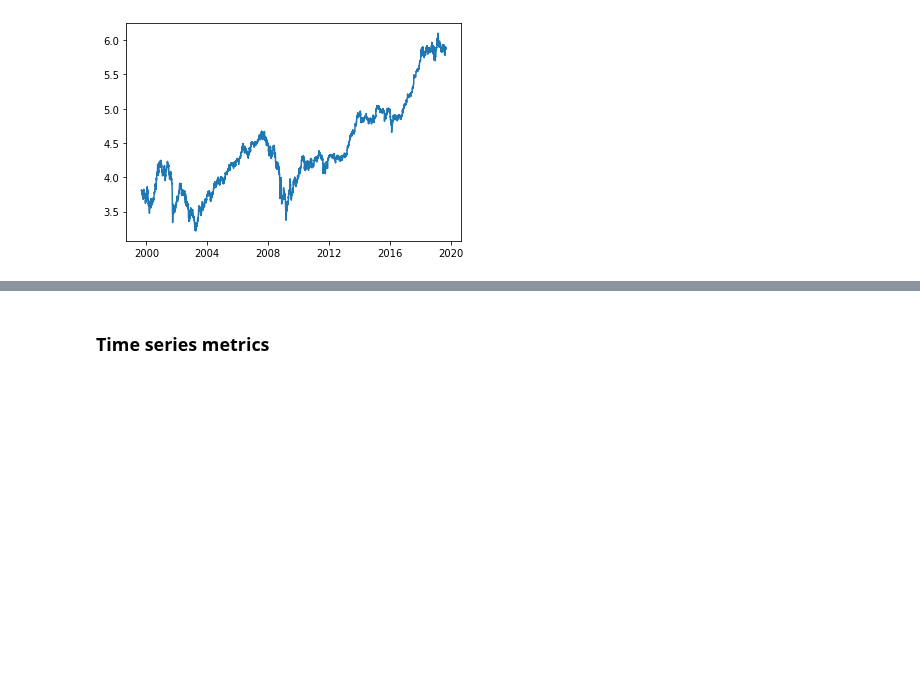
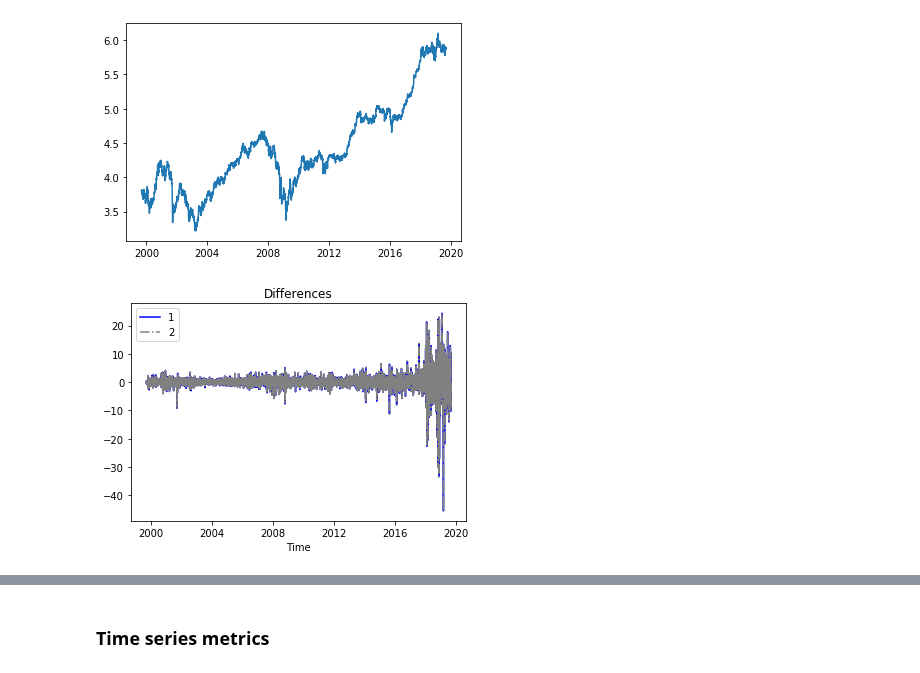
Before and after one commit to rbetzler/fun-times-in-python, a Jupyter notebook: finance/data_science/data_explorer.ipynb, the cells around one changed output, grey strips where cells are left out. Saved outputs shown, nothing was run; the diff lists cells and outputs as text; code cells hidden in the pictures; blank space fills up the shorter version.

```diff
--- a/finance/data_science/data_explorer.ipynb
+++ b/finance/data_science/data_explorer.ipynb
@@ -69,3 +62,7 @@ plt.plot(df['market_datetime'], np.log(df['open']))
 plt.show()
 # %% [output]
 [figure]
+# %%
+time_series_utils.ARIMA(series=df['open'], datetimes=df['market_datetime']).differences_plot()
+# %% [output]
+[figure, added]
```
Also changed, not shown: parts of 7 cells of this notebook, 1 other file.
